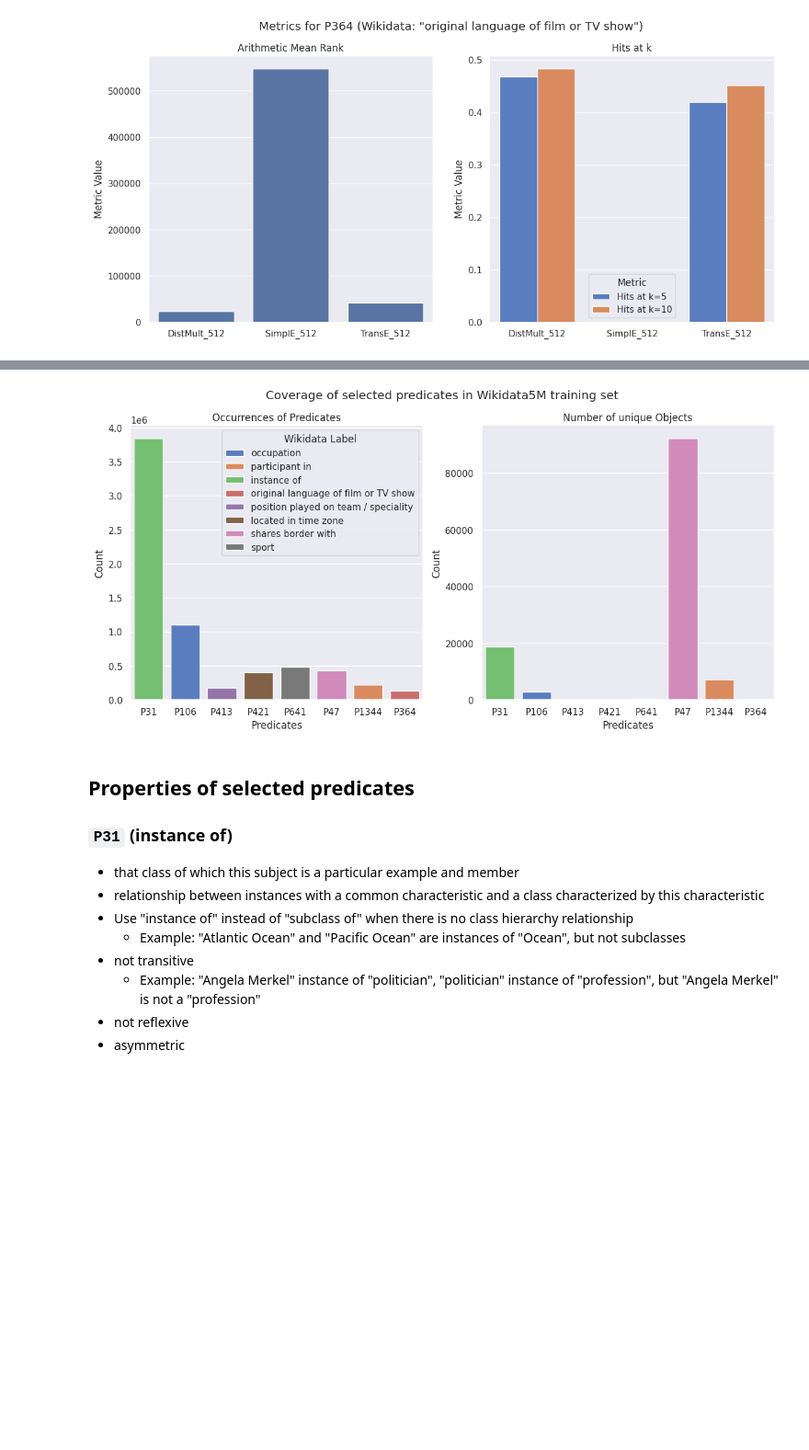
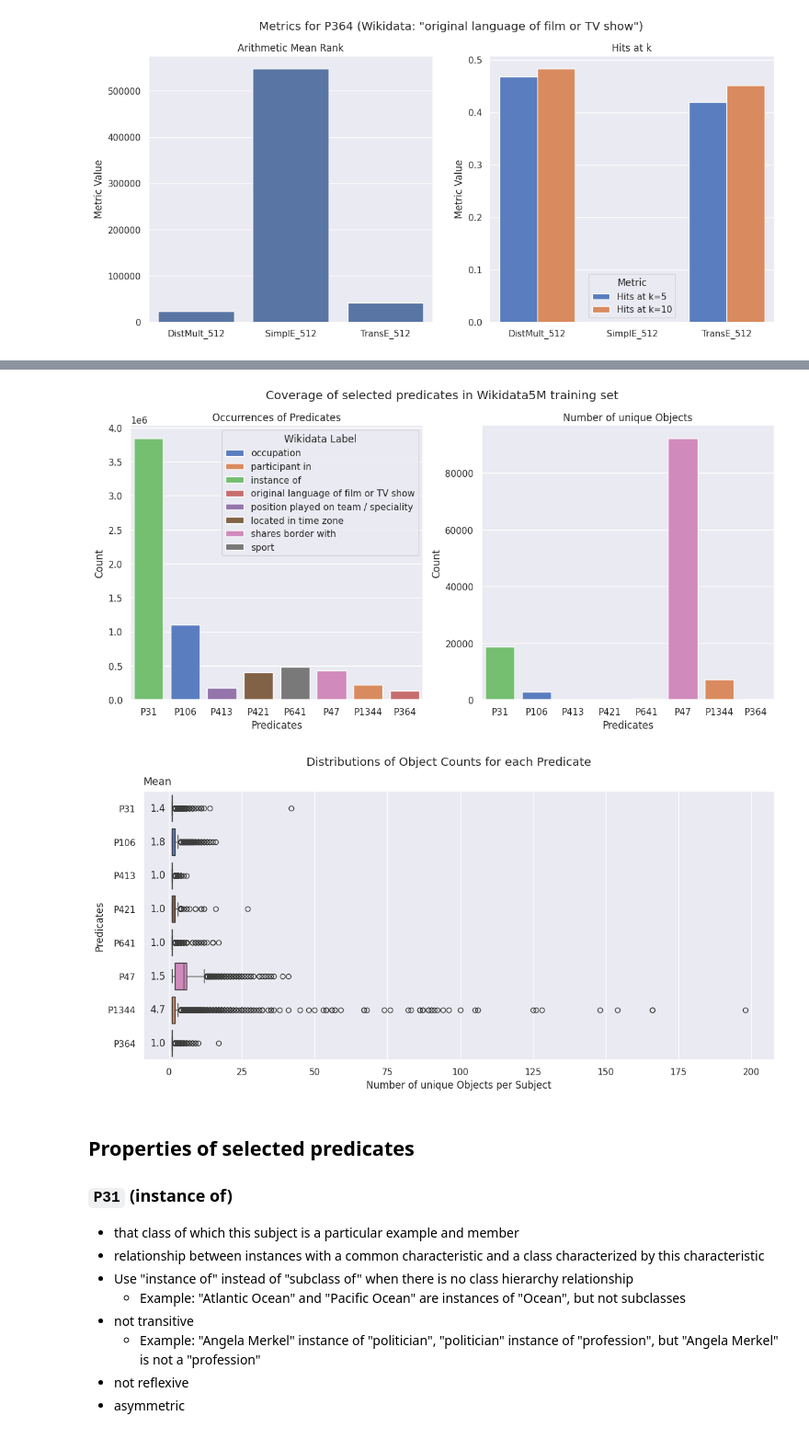
Before and after one commit to mortenterhart/KGE_Query_Completion, a Jupyter notebook: compare_example_predicates.ipynb, the cells around one changed output, grey strips where cells are left out. Shown at 92% size. Drawn from its saved outputs; the diff is of its cells as text; code cells hidden in the pictures; blank space fills up the shorter version.

```diff
--- a/compare_example_predicates.ipynb
+++ b/compare_example_predicates.ipynb
@@ -534,30 +558,50 @@ example_predicate_counts
 # %%
-def plot_dataset_predicate_counts(predicate_counts, sort_order):
+def plot_dataset_predicate_counts(predicate_counts, object_counts, sort_order):
     sns.set_theme(style=SEABORN_THEME)
 
     # Plotting two side-by-side bar plots with different y-axes
-    fig, axes = plt.subplots(1, 2, figsize=(14, 6), sharey=False)
-    fig.suptitle('Coverage of selected predicates in Wikidata5M training set')
+    fig1, axes = plt.subplots(1, 2, figsize=(14, 6), sharey=False)
+    fig1.suptitle('Coverage of selected predicates in Wikidata5M training set')
 
     # Plotting predicate counts
     ax1 = sns.barplot(x='P', y='pred_count', data=predicate_counts, ax=axes[0], hue='wd_label', order=sort_order, palette='muted')
     ax1.set_title('Occurrences of Predicates')
     ax1.set_xlabel('Predicates')
     ax1.set_ylabel('Count')
     ax1.legend(title='Wikidata Label')
 
     # Plotting object counts
-    ax2 = sns.barplot(x='P', y='object_count', data=predicate_counts, ax=axes[1], hue='wd_label', order=sort_order, palette='muted', legend=False)
+    ax2 = sns.barplot(x='P', y='total_object_count', data=predicate_counts, ax=axes[1], hue='wd_label', order=sort_order, palette='muted', legend=False)
     ax2.set_title('Number of unique Objects')
     ax2.set_xlabel('Predicates')
     ax2.set_ylabel('Count')
 
     plt.show()
 
+    for (_, pred, wd_label) in predicate_counts[['P', 'wd_label']].itertuples():
+        object_counts.loc[object_counts['P'] == pred, 'wd_label'] = wd_label
 
-plot_dataset_predicate_counts(example_predicate_counts, example_predicates)
+    object_count_means = object_counts.groupby('P')['object_count'].mean()
+
+    fig = plt.figure(figsize=(14, 6))
+    fig.suptitle('Distributions of Object Counts for each Predicate')
+
+    ax3 = sns.boxplot(y='P', x='object_count', data=object_counts, order=sort_order, orient='y', hue='wd_label', palette='muted', legend=False)
+    ax3.set_xlabel('Number of unique Objects per Subject')
+    ax3.set_ylabel('Predicates')
+
+    predicate_yticks = ax3.get_yticks()
+    ax3.text(-4, -0.8, 'Mean', ha='center', va='center', size=13)
+    for ytick in predicate_yticks:
+        ax3.text(-4, ytick, '%.1f' % object_count_means.iloc[ytick], ha='center', va='center', size='medium')
+
+    plt.show()
+
+
+plot_dataset_predicate_counts(example_predicate_counts, example_predicate_object_counts, example_predicates)
 # %% [output]
 [figure]
+[figure, added]
 # %% [markdown]
 ## Properties of selected predicates
 
```
Also changed, not shown: parts of 4 cells of this notebook.
